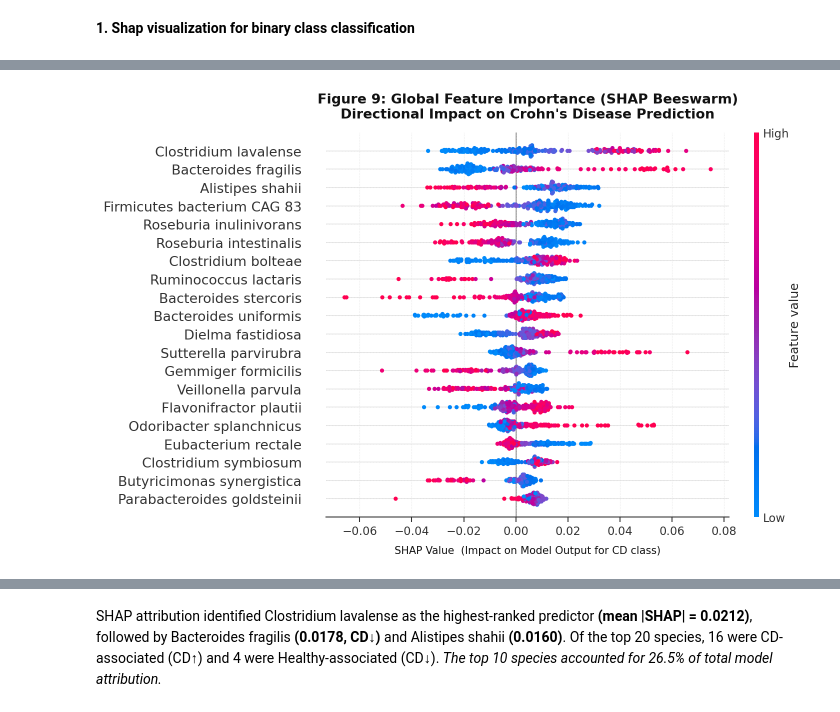
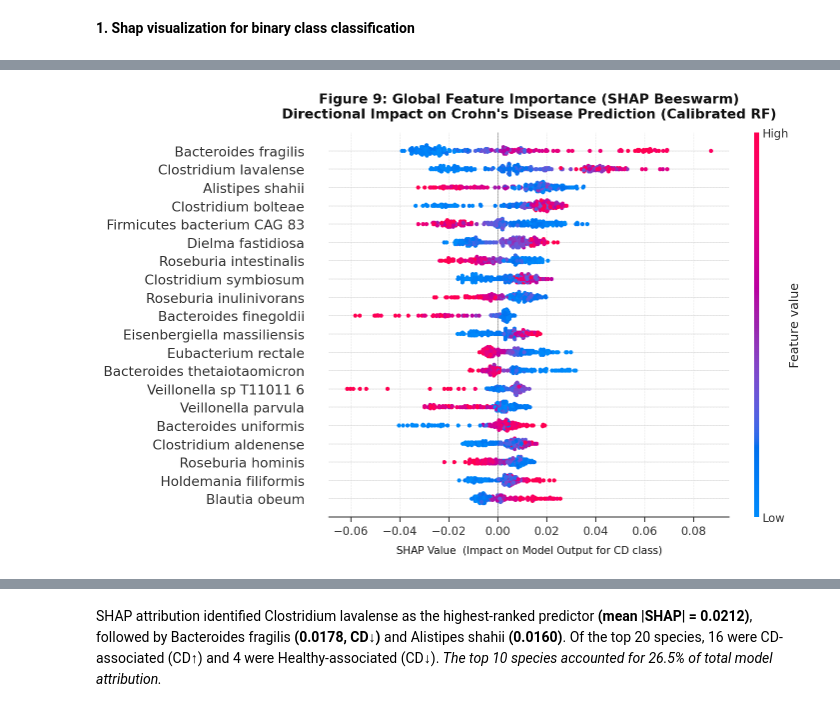
Before and after one commit to Shivadzn/HMP2_IBD_Microbiome_Longitudinal_Analysis, a Jupyter notebook: notebook/HMP2_IBD_Microbiome_Longitudinal_Analysis.ipynb, the cells around one changed output, grey strips where cells are left out. Saved outputs shown, nothing was run; the diff lists cells and outputs as text; code cells hidden in the pictures.

```diff
--- a/notebook/HMP2_IBD_Microbiome_Longitudinal_Analysis.ipynb
+++ b/notebook/HMP2_IBD_Microbiome_Longitudinal_Analysis.ipynb
@@ -2533,17 +2537,24 @@ discussed for *B. fragilis* and *Roseburia* spp. below.
 # %% [markdown]
 **1. Shap visualization for binary class classification**
 # %%
-# ── Figure 9: SHAP Global Feature Importance ──────────────────────────────────
+# ── Figure 9: SHAP Global Feature Importance (Calibrated RF) ──────────────────
 
-# 1. Selection & Explainer Setup
-n_shap = min(300, len(X_test))
+# ── Step 1: Extract base estimator from calibrated RF ─────────────────────────
+base_rf = calibrated_rf.calibrated_classifiers_[0].estimator
+print(f"Base estimator type : {type(base_rf)}")
+print(f"N estimators        : {base_rf.n_estimators}")
+
+# ── Step 2: Sample held-out test set ──────────────────────────────────────────
+n_shap = min(200, len(X_test))
+np.random.seed(SEED)
 idx_s  = np.random.choice(len(X_test), n_shap, replace=False)
 X_shap = X_test[idx_s]
 
-explainer   = shap.TreeExplainer(rf)
+# ── Step 3: Compute SHAP values ───────────────────────────────────────────────
+explainer   = shap.TreeExplainer(base_rf)
 shap_values = explainer.shap_values(X_shap)
 
-# 2. Robust Shape Handling
+# ── Step 4: Robust shape handling ─────────────────────────────────────────────
 if isinstance(shap_values, list):
     shap_cd = shap_values[1]
 elif len(shap_values.shape) == 3:
@@ -2553,19 +2564,36 @@ else:
 
 print(f"SHAP computed for {n_shap} samples. Matrix shape: {shap_cd.shape}")
 
-# 3. Beeswarm Plot — light theme
+# ── Step 5: Build importance table ────────────────────────────────────────────
+shap_imp = pd.DataFrame({
+    'species':       SPECIES_PREV,
+    'mean_abs_shap': np.abs(shap_cd).mean(axis=0),
+    'direction':     ['CD↑' if np.mean(shap_cd[:, i]) > 0 else 'CD↓'
+                      for i in range(shap_cd.shape[1])]
+})
+shap_imp = shap_imp.sort_values(
+    'mean_abs_shap', ascending=False
+).reset_index(drop=True)
+
+print("\n=== TOP 20 BIOLOGICAL PREDICTORS (SHAP — Calibrated RF) ===")
+print(shap_imp.head(20).to_string(index=False))
+
+total_importance = shap_imp['mean_abs_shap'].sum()
+top_10_share     = (
+    shap_imp.head(10)['mean_abs_shap'].sum() / total_importance
+) * 100
+print(f"\nTop 10 species account for {top_10_share:.2f}% of model logic.")
+
+# ── Step 6: Beeswarm plot — Figure 9 ──────────────────────────────────────────
 fig, ax = plt.subplots(figsize=(10, 6), facecolor='white')
 
 shap.summary_plot(shap_cd, X_shap, feature_names=SPECIES_PREV,
-                  max_display=20, show=False,
-                  plot_size=None)          # let our figsize control dimensions
+                  max_display=20, show=False, plot_size=None)
 
-# Force light background on the SHAP-generated axes
 current_ax = plt.gca()
 current_ax.set_facecolor('white')
 fig.patch.set_facecolor('white')
 
-# SHAP internally sets some text to white — override
 for txt in current_ax.texts:
     txt.set_color('#111111')
 for item in (current_ax.get_xticklabels() + current_ax.get_yticklabels()):
@@ -2580,7 +2608,6 @@ current_ax.spines['right'].set_visible(False)
 current_ax.grid(axis='x', linestyle='--', linewidth=0.5,
                 alpha=0.5, color='#DDDDDD')
 
-# Fix colorbar (SHAP adds it as a separate axes)
 for cax in fig.axes:
     cax.set_facecolor('white')
     cax.tick_params(colors='#333333')
@@ -2588,32 +2615,14 @@ for cax in fig.axes:
         spine.set_edgecolor('#333333')
 
 plt.title("Figure 9: Global Feature Importance (SHAP Beeswarm)\n"
-          "Directional Impact on Crohn's Disease Prediction",
+          "Directional Impact on Crohn's Disease Prediction (Calibrated RF)",
           fontsize=13, fontweight='bold', pad=14, color='#111111')
 plt.xlabel("SHAP Value  (Impact on Model Output for CD class)",
            fontsize=10, color='#111111', labelpad=8)
 
-plt.savefig('figure9_shap_beeswarm.pdf', bbox_inches='tight', dpi=300,
-            facecolor='white')
-plt.savefig('figure9_shap_beeswarm.png', bbox_inches='tight', dpi=300,
-            facecolor='white')
+plt.savefig('figure9_shap_beeswarm.pdf', bbox_inches='tight',
+            dpi=300, facecolor='white')
+plt.savefig('figure9_shap_beeswarm.png', bbox_inches='tight',
+            dpi=300, facecolor='white')
 plt.show()
-
-# 4. Enhanced Importance Table
-shap_imp = pd.DataFrame({
-    'species':        SPECIES_PREV,
-    'mean_abs_shap':  np.abs(shap_cd).mean(axis=0),
-    'direction':      ['CD↑' if np.mean(shap_cd[:, i]) > 0 else 'CD↓'
-                       for i in range(shap_cd.shape[1])]
-})
-
-shap_imp = shap_imp.sort_values('mean_abs_shap', ascending=False).reset_index(drop=True)
-
-print("\n=== TOP 20 BIOLOGICAL PREDICTORS (SHAP) ===")
-print(shap_imp.head(20).to_string(index=False))
-
-# 5. Signal Concentration
-total_importance = shap_imp['mean_abs_shap'].sum()
-top_10_share     = (shap_imp.head(10)['mean_abs_shap'].sum() / total_importance) * 100
-print(f"\nConcentration of Signal: Top 10 species account for {top_10_share:.2f}% of model logic.")
 # %% [output]
@@ -2621 +2646 @@ SHAP computed for 210 samples. Matrix shape: (210, 122)
-[figure, old version]
+[figure, new version]
```
Also changed, not shown: parts of 19 cells of this notebook.
